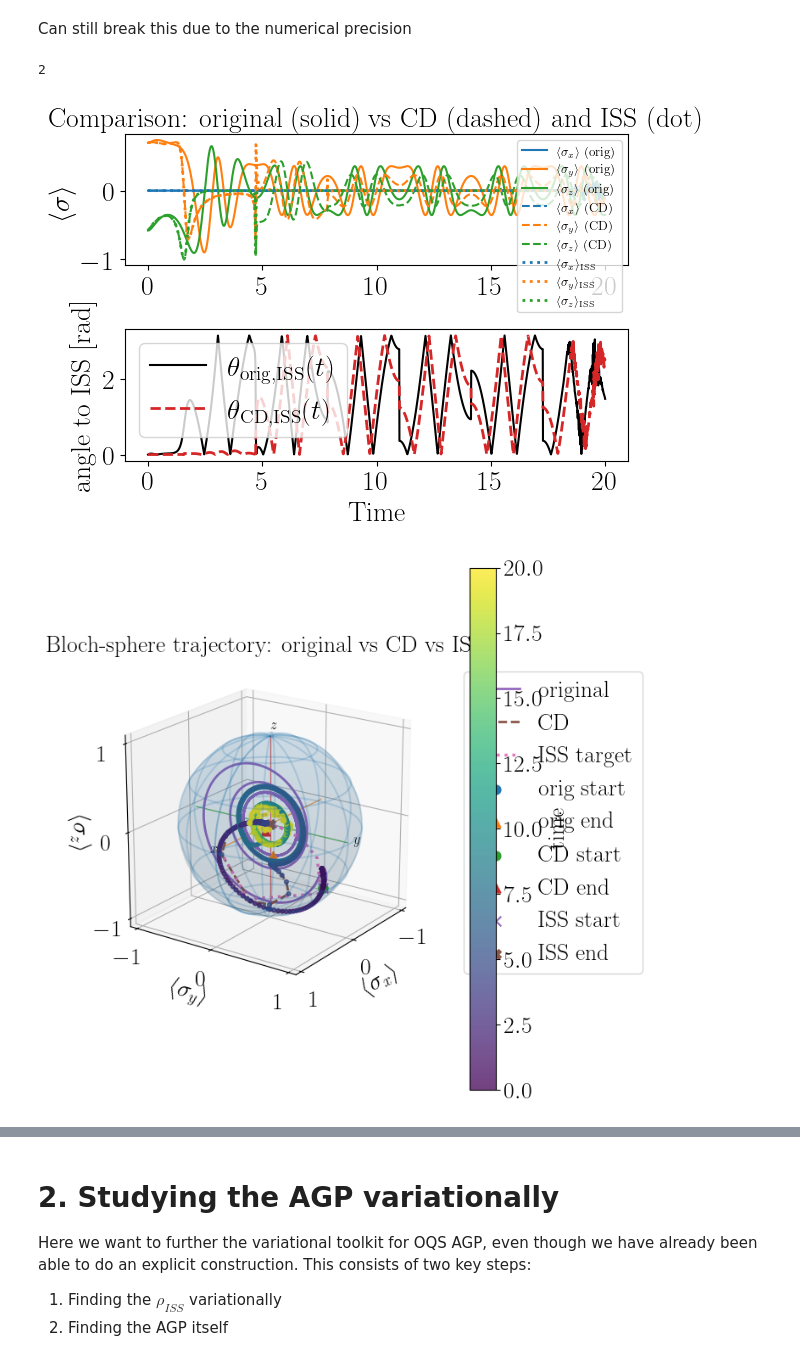
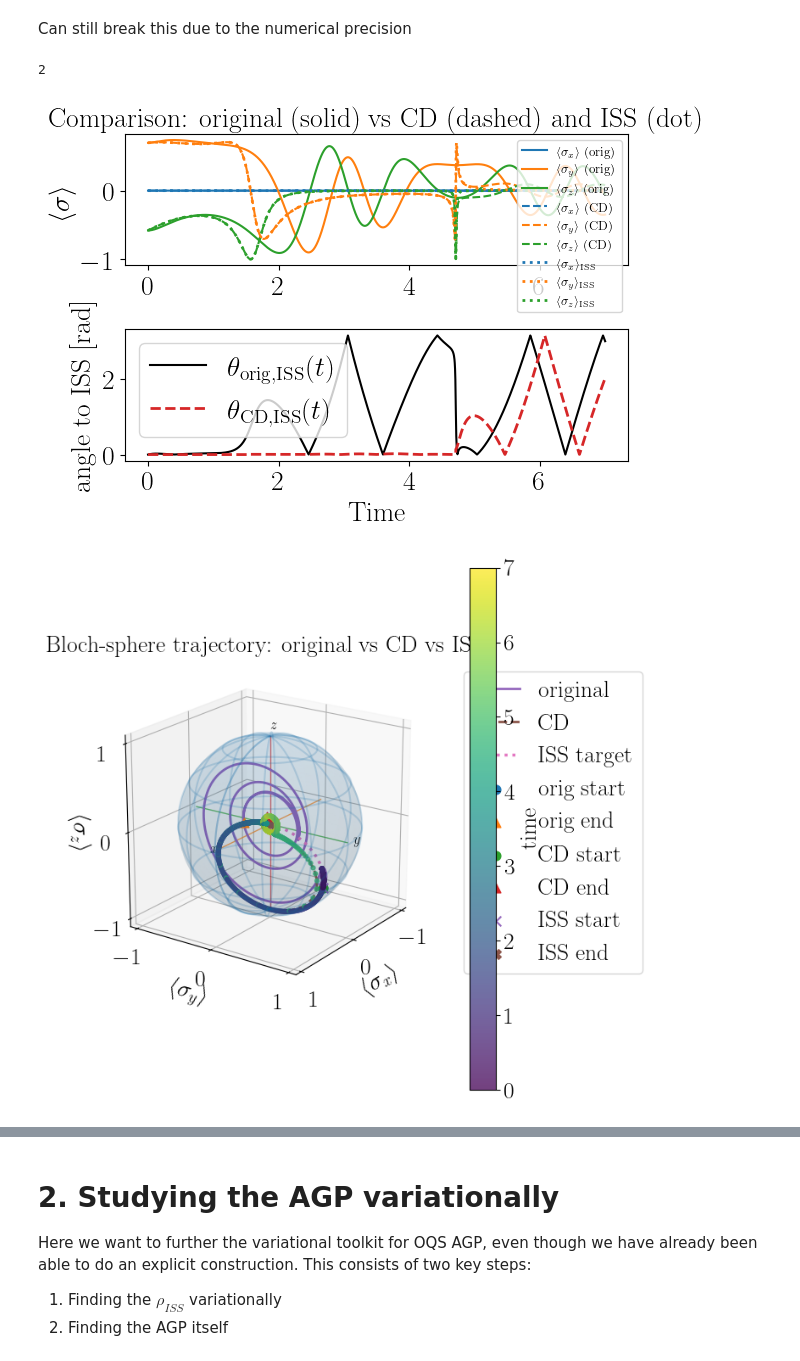
Before and after one commit to jwalkling/Driven_OQS, a Jupyter notebook: src_code/notebooks/2LS Lindblad.ipynb, the cells around one changed output, grey strips where cells are left out. Saved outputs shown, nothing was run; the diff lists cells and outputs as text; code cells hidden in the pictures.

```diff
--- a/src_code/notebooks/2LS Lindblad.ipynb
+++ b/src_code/notebooks/2LS Lindblad.ipynb
@@ -1450,16 +1450,17 @@ def LindbladISSFullCD(
 Can still break this due to the numerical precision
 # %%
 #This is problematic, should find out exactly why.
+tmax=7.0
 LindbladISSFullCD(
     tmax=tmax,
     H_of_t=lambda t: 3.0*np.cos(t)*Pauli.sx,
     jumps_of_t=lambda t: [Jump(Pauli.sm, 10.0*np.exp(-t))],
-    nsteps=2001,
+    nsteps=3001,
     do_plot=True,
     apply_cd=True,
     blochball=True,
 )
 # %% [output]
 2
-[figure, old version]
+[figure, new version]
-[figure, old version]
+[figure, new version]
```
Also changed, not shown: parts of 11 cells of this notebook, 13 other files.
